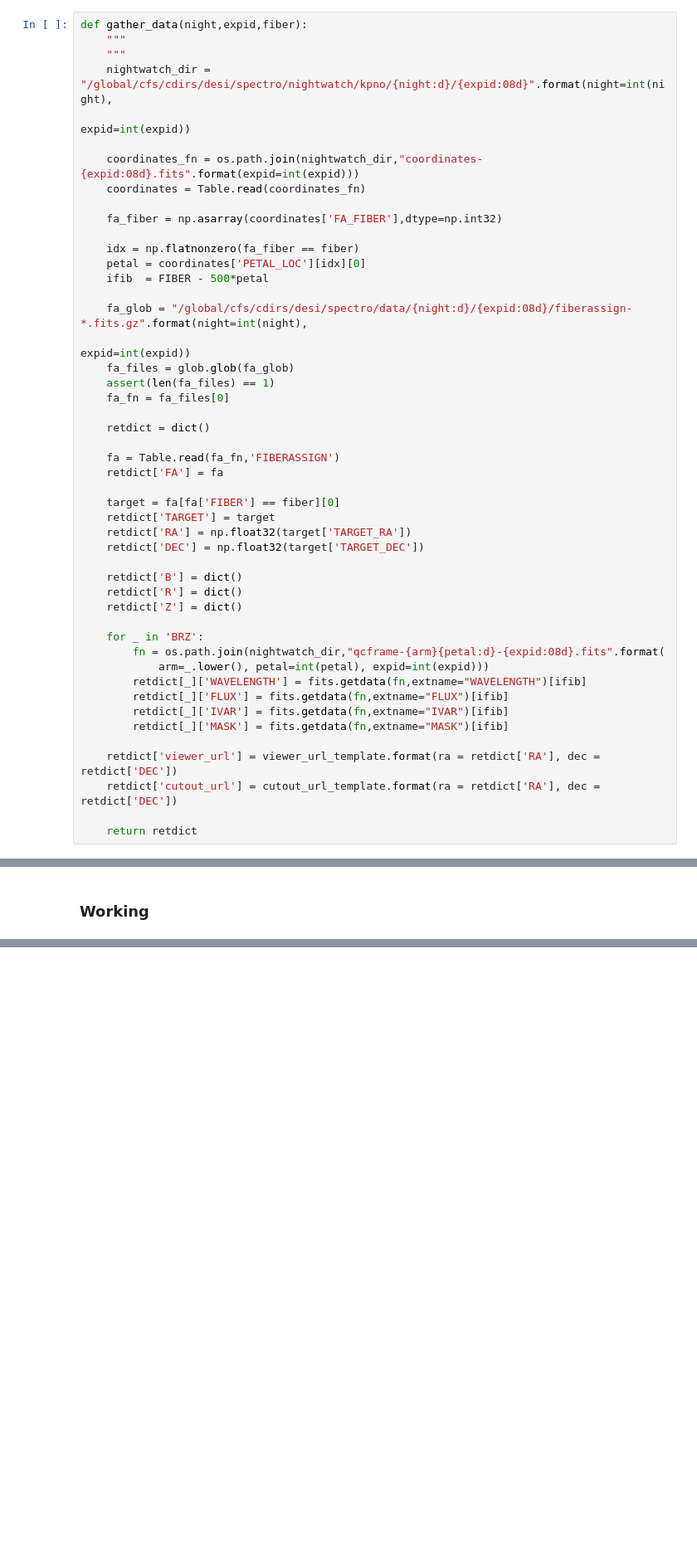
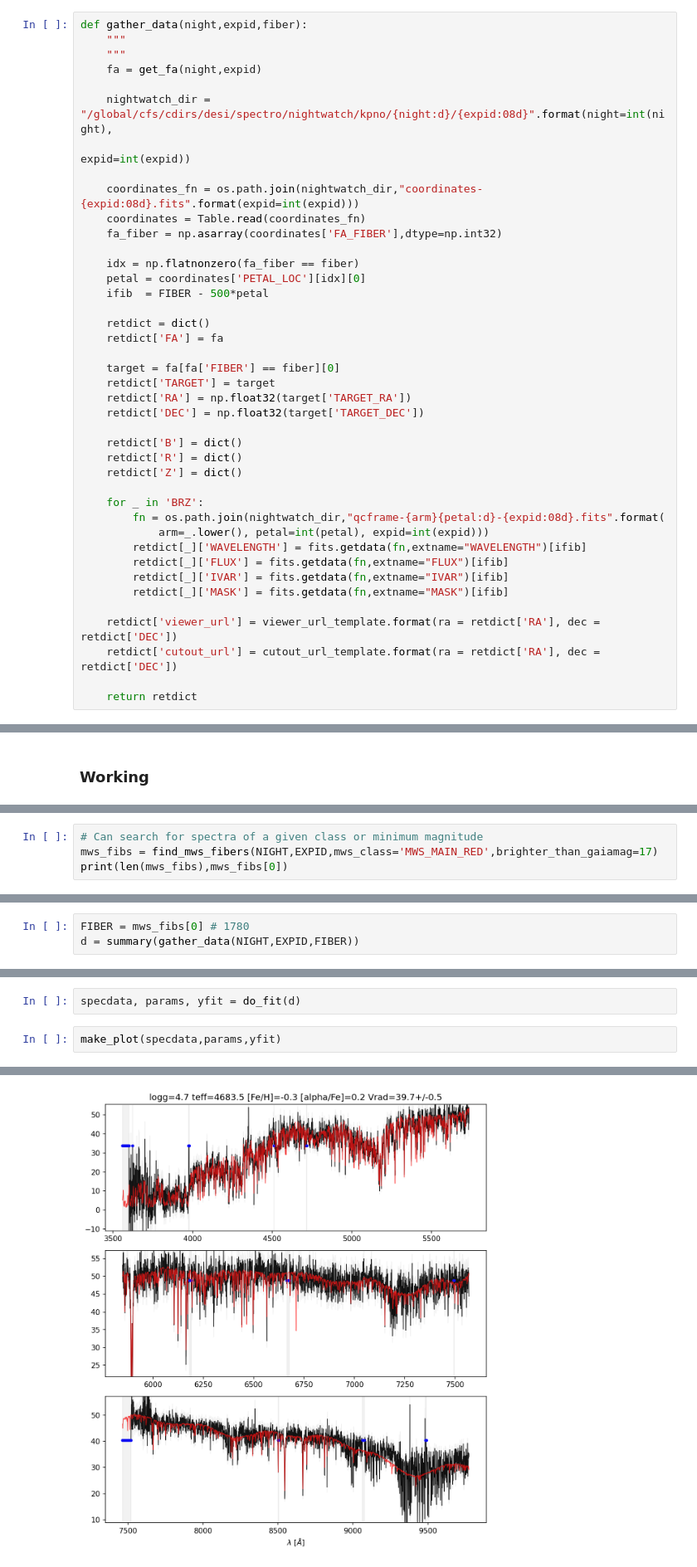
Before and after one commit to apcooper/checktarget, a Jupyter notebook: checktarget.ipynb, the cells around one changed output, grey strips where cells are left out. Shown at 83% size. Cells and saved outputs as stored; diff of their text form; blank space fills up the shorter version.

Commit message:
Fits with rvspecfit
Also adds function to search for MWS spectra

```diff
--- a/checktarget.ipynb
+++ b/checktarget.ipynb
@@ -27,27 +157,20 @@ cutout_url_template = "https://www.legacysurvey.org/viewer-desi/cutout.jpg?ra={r
 def gather_data(night,expid,fiber):
     """
     """
+    fa = get_fa(night,expid)
+
     nightwatch_dir = "/global/cfs/cdirs/desi/spectro/nightwatch/kpno/{night:d}/{expid:08d}".format(night=int(night),
                                                                                                    expid=int(expid))
 
     coordinates_fn = os.path.join(nightwatch_dir,"coordinates-{expid:08d}.fits".format(expid=int(expid)))
     coordinates = Table.read(coordinates_fn)
-
     fa_fiber = np.asarray(coordinates['FA_FIBER'],dtype=np.int32)
 
     idx = np.flatnonzero(fa_fiber == fiber)
     petal = coordinates['PETAL_LOC'][idx][0]
     ifib  = FIBER - 500*petal
 
-    fa_glob = "/global/cfs/cdirs/desi/spectro/data/{night:d}/{expid:08d}/fiberassign-*.fits.gz".format(night=int(night),
-                                                                                                       expid=int(expid))
-    fa_files = glob.glob(fa_glob)
-    assert(len(fa_files) == 1)
-    fa_fn = fa_files[0]
-
     retdict = dict()
-
-    fa = Table.read(fa_fn,'FIBERASSIGN')
     retdict['FA'] = fa
 
     target = fa[fa['FIBER'] == fiber][0]
@@ -184,0 +289,4 @@ Row index=0
+# %%
+# Can search for spectra of a given class or minimum magnitude
+mws_fibs = find_mws_fibers(NIGHT,EXPID,mws_class='MWS_MAIN_RED',brighter_than_gaiamag=17)
+print(len(mws_fibs),mws_fibs[0])
@@ -184,0 +295,3 @@ Row index=0
+# %%
+FIBER = mws_fibs[0] # 1780
+d = summary(gather_data(NIGHT,EXPID,FIBER))
@@ -184,0 +318,5 @@ Row index=0
+# %%
+specdata, params, yfit = do_fit(d)
+# %%
+make_plot(specdata,params,yfit)
+# %% [output]
@@ -184,0 +324 @@ Row index=0
+[figure, added]
```
Also changed, not shown: parts of 18 cells of this notebook, 1 other file.
